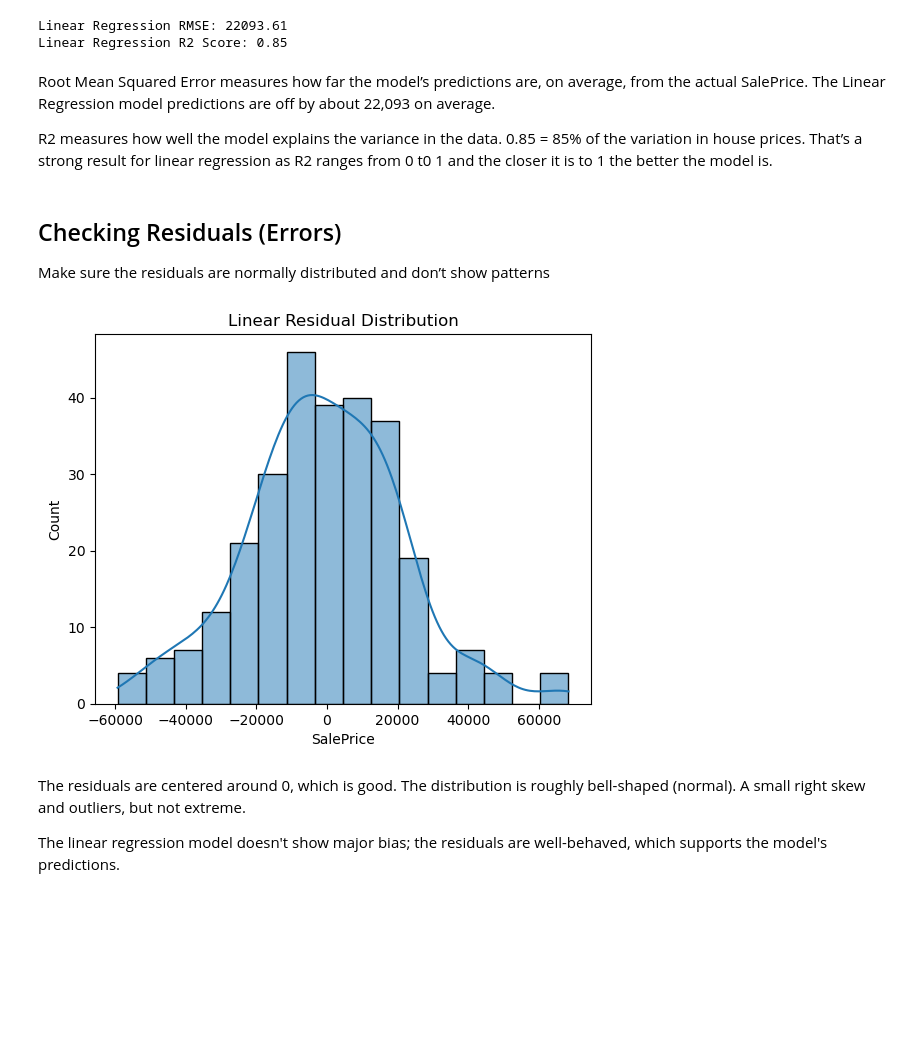
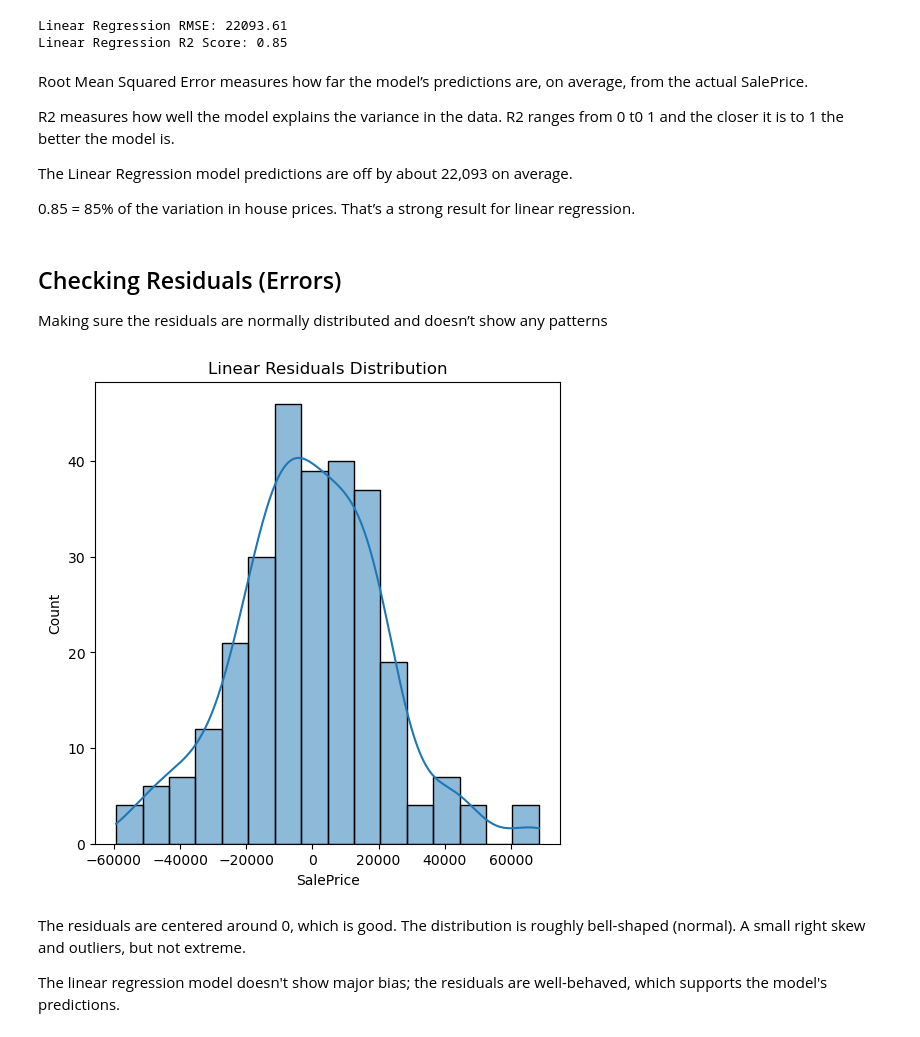
Before and after one commit to khadazhaia/house-prices-regression, a Jupyter notebook: code/03model.ipynb, the cells around one changed output. Drawn from its saved outputs; the diff is of its cells as text; code cells hidden in the pictures; blank space fills up the shorter version.

```diff
--- a/code/03model.ipynb
+++ b/code/03model.ipynb
@@ -56,23 +58,28 @@ print(f"Linear Regression R2 Score: {linear_r2:.2f}")
 Linear Regression RMSE: 22093.61
 Linear Regression R2 Score: 0.85
 # %% [markdown]
-Root Mean Squared Error measures how far the model’s predictions are, on average, from the actual SalePrice. The Linear Regression model predictions are off by about 22,093 on average.
+Root Mean Squared Error measures how far the model’s predictions are, on average, from the actual SalePrice.
 
-R2 measures how well the model explains the variance in the data.
-0.85 = 85% of the variation in house prices. That’s a strong result for linear regression as R2 ranges from 0 t0 1 and the closer it is to 1 the better the model is.
+
+R2 measures how well the model explains the variance in the data. R2 ranges from 0 t0 1 and the closer it is to 1 the better the model is.
+
+The Linear Regression model predictions are off by about 22,093 on average.
+
+0.85 = 85% of the variation in house prices. That’s a strong result for linear regression.
 # %% [markdown]
 ## Checking Residuals (Errors)
 
-Make sure the residuals are normally distributed and don’t show patterns
+Making sure the residuals are normally distributed and doesn’t show any patterns
 # %%
 # Checking Residuals (errors)
-residuals = y_test - linear_pred
+linear_residuals = y_test - linear_pred
 
-sns.histplot(residuals, kde=True)
-plt.title("Linear Residual Distribution")
+plt.figure(figsize=(6, 6))
+sns.histplot(linear_residuals, kde=True)
+plt.title("Linear Residuals Distribution")
 plt.show()
 # %% [output]
-[figure, old version]
+[figure, new version]
 # %% [markdown]
 The residuals are centered around 0, which is good. The distribution is roughly bell-shaped (normal). A small right skew and outliers, but not extreme.
 
```
Also changed, not shown: parts of 20 cells of this notebook, 2 other files.
